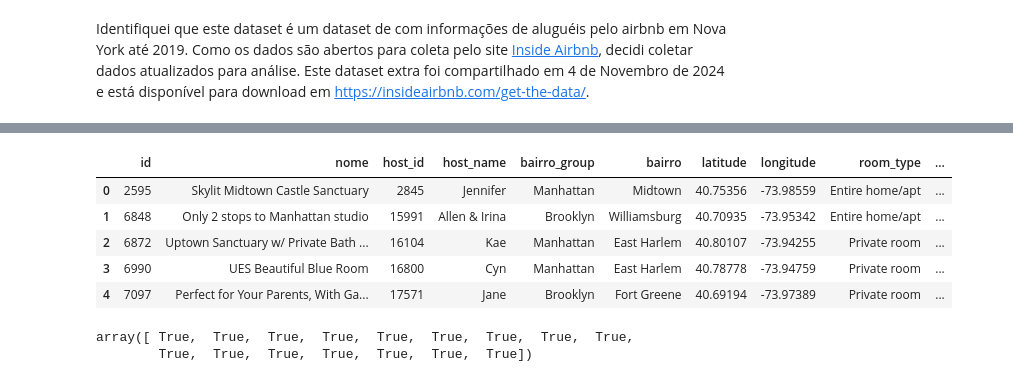
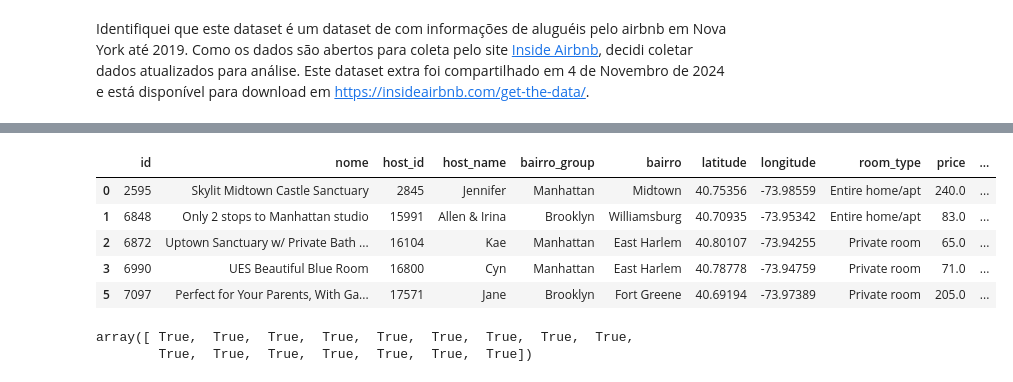
Before and after one commit to pedrobslima/LH_CD_PEDROBARROSDESOUZALIMA, a Jupyter notebook: incidium.ipynb, the cells around one changed output, grey strips where cells are left out. Saved outputs shown, nothing was run; the diff lists cells and outputs as text; code cells hidden in the pictures.

```diff
--- a/incidium.ipynb
+++ b/incidium.ipynb
@@ -144,35 +139,28 @@ df.head()
 # %%
 df_new = pd.read_csv('listings.csv')
 
 df_new.rename(columns={'name': 'nome',
                        'neighbourhood_group': 'bairro_group',
                        'neighbourhood': 'bairro',
                        'minimum_nights': 'minimo_noites',
                        'calculated_host_listings_count': 'calculado_host_listings_count',
                        'availability_365': 'disponibilidade_365',
                        'number_of_reviews': 'numero_de_reviews',
                        'last_review': 'ultima_review',
                        'reviews_per_month': 'reviews_por_mes'}, inplace=True) # trocando nomes das colunas para o merge
 
-df_new = df_new.drop(index=df_new[df_new['price'].isna()].index) # retirando instâncias com o preço de aluguel faltando
-
-df_new.index = [idx for idx in range(len(df_new))] # reiniciando o index (tvz desnecessário)
-
-X_new = df_new.drop(columns=['price', 'license', 'number_of_reviews_ltm']) # tinham colunas extras que não se encaixavam
-
-y_new = df_new['price']
-
-df_new = X_new
-df_new['price'] = y_new
+# retirando instâncias com o preço de aluguel faltando
+# e colunas extras que não se encaixavam
+df_new = df_new.drop(index=df_new[df_new['price'].isna()].index, columns=['license', 'number_of_reviews_ltm'])
 
 df_new.head()
 # %% [output]
-|  | id | nome | host_id | host_name | bairro_group | bairro | latitude | longitude | room_type | ... |
-| 0 | 2595 | Skylit Midtown Castle Sanctuary | 2845 | Jennifer | Manhattan | Midtown | 40.75356 | -73.98559 | Entire home/apt | ... |
-| 1 | 6848 | Only 2 stops to Manhattan studio | 15991 | Allen & Irina | Brooklyn | Williamsburg | 40.70935 | -73.95342 | Entire home/apt | ... |
-| 2 | 6872 | Uptown Sanctuary w/ Private Bath ... | 16104 | Kae | Manhattan | East Harlem | 40.80107 | -73.94255 | Private room | ... |
-| 3 | 6990 | UES Beautiful Blue Room | 16800 | Cyn | Manhattan | East Harlem | 40.78778 | -73.94759 | Private room | ... |
-| 4 | 7097 | Perfect for Your Parents, With Ga... | 17571 | Jane | Brooklyn | Fort Greene | 40.69194 | -73.97389 | Private room | ... |
+|  | id | nome | host_id | host_name | bairro_group | bairro | latitude | longitude | room_type | price | ... |
+| 0 | 2595 | Skylit Midtown Castle Sanctuary | 2845 | Jennifer | Manhattan | Midtown | 40.75356 | -73.98559 | Entire home/apt | 240.0 | ... |
+| 1 | 6848 | Only 2 stops to Manhattan studio | 15991 | Allen & Irina | Brooklyn | Williamsburg | 40.70935 | -73.95342 | Entire home/apt | 83.0 | ... |
+| 2 | 6872 | Uptown Sanctuary w/ Private Bath ... | 16104 | Kae | Manhattan | East Harlem | 40.80107 | -73.94255 | Private room | 65.0 | ... |
+| 3 | 6990 | UES Beautiful Blue Room | 16800 | Cyn | Manhattan | East Harlem | 40.78778 | -73.94759 | Private room | 71.0 | ... |
+| 5 | 7097 | Perfect for Your Parents, With Ga... | 17571 | Jane | Brooklyn | Fort Greene | 40.69194 | -73.97389 | Private room | 205.0 | ... |
 # %%
 df_new.columns == df.columns
 # %% [output]
```
Also changed, not shown: parts of 12 cells of this notebook.
